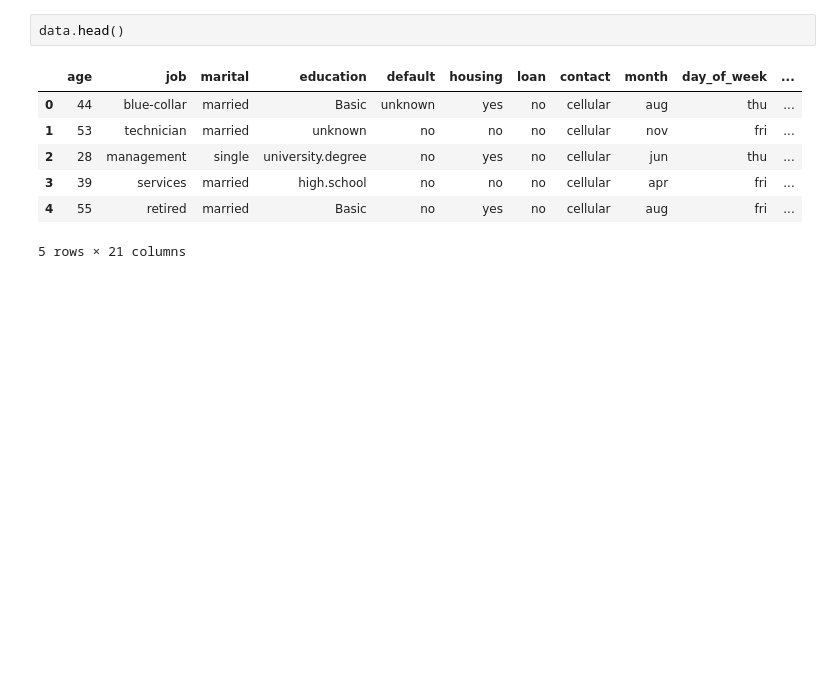
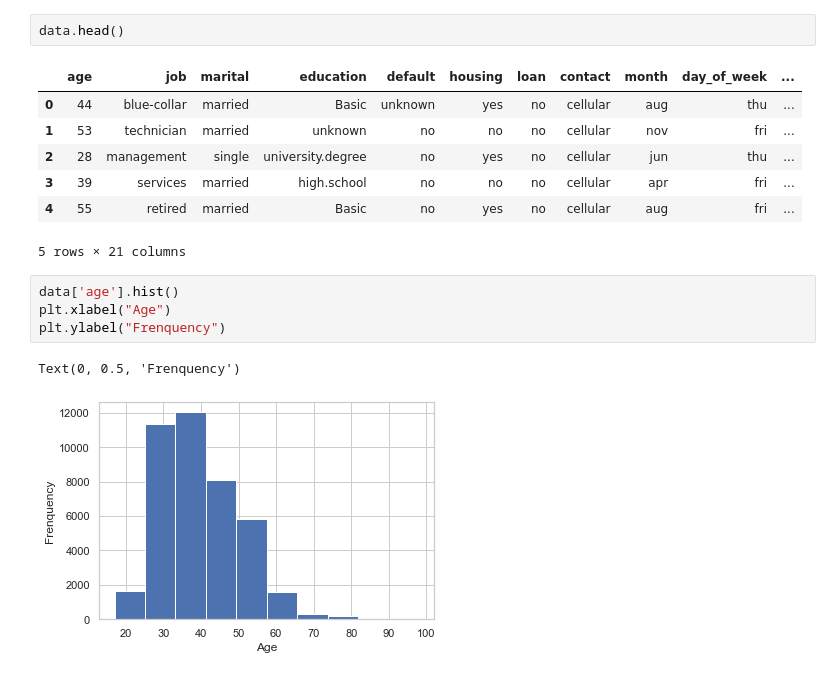
Before and after one commit to imvdharmesh/Dcodetech, a Jupyter notebook: Lectures/DataScience/Machine Learning/Logistic Regression.ipynb, the cells around one changed output. Saved outputs shown, nothing was run; the diff lists cells and outputs as text; blank space fills up the shorter version.

```diff
--- a/Lectures/DataScience/Machine Learning/Logistic Regression.ipynb
+++ b/Lectures/DataScience/Machine Learning/Logistic Regression.ipynb
@@ -219,3 +219,10 @@ data.head()
 | 3 | 39 | services | married | high.school | no | no | no | cellular | apr | fri | ... |
 | 4 | 55 | retired | married | Basic | no | yes | no | cellular | aug | fri | ... |
 5 rows × 21 columns
+# %%
+data['age'].hist()
+plt.xlabel("Age")
+plt.ylabel("Frenquency")
+# %% [output]
+Text(0, 0.5, 'Frenquency')
+[figure, added]
```
Also changed, not shown: parts of 32 cells of this notebook, 2 other files.
